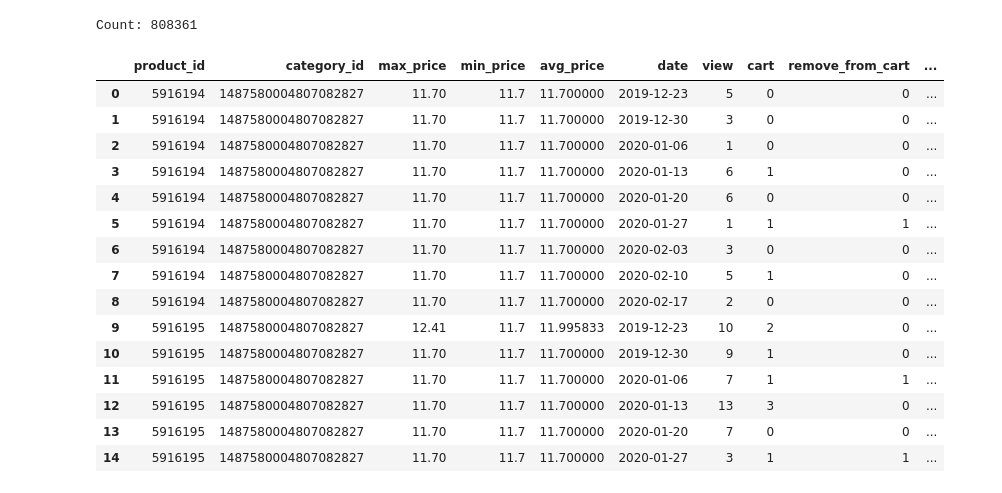
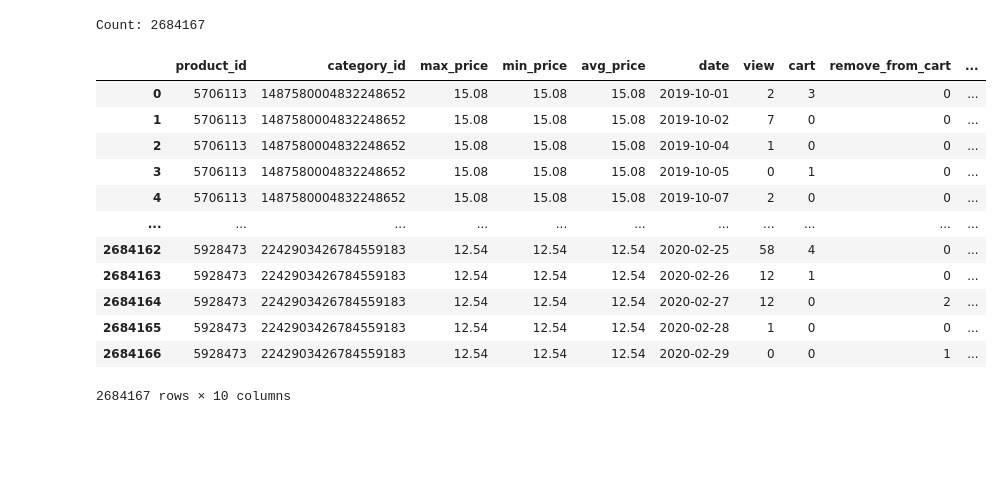
Before and after one commit to catan271/datn, a Jupyter notebook: data_collecting/02b_groupby_date.ipynb, the cells around one changed output. Saved outputs shown, nothing was run; the diff lists cells and outputs as text; code cells hidden in the pictures; blank space fills up the shorter version.

```diff
--- a/data_collecting/02b_groupby_date.ipynb
+++ b/data_collecting/02b_groupby_date.ipynb
@@ -38,52 +38,50 @@ with engine.connect() as conn:
                 COUNT(*) FILTER(WHERE event_type = 'purchase') as purchase
             FROM
                 events e
+                INNER JOIN products p ON p.product_id = e.product_id AND p.category_id = e.category_id AND p.events_count >= 107
             GROUP BY
                 e.product_id, e.category_id, e.event_time::DATE
             ORDER BY
                 e.category_id ASC,
                 e.product_id ASC,
                 date ASC
 
         ''',
         con=conn
     )
 
     conn.execute(sa.text('TRUNCATE TABLE data_by_date'))
 
     df.to_sql(
         name='data_by_date',
         con=conn,
         if_exists='append',
         index=False,
         chunksize=1000,
         dtype={
             'date': sa.types.DATE
         }
     )
 
     conn.commit()
 
 print('Count:', df.shape[0])
-df.head(15)
+df
 # %% [output]
-Count: 808361
+Count: 2684167
 |  | product_id | category_id | max_price | min_price | avg_price | date | view | cart | remove_from_cart | ... |
-| 0 | 5916194 | 1487580004807082827 | 11.70 | 11.7 | 11.700000 | 2019-12-23 | 5 | 0 | 0 | ... |
-| 1 | 5916194 | 1487580004807082827 | 11.70 | 11.7 | 11.700000 | 2019-12-30 | 3 | 0 | 0 | ... |
-| 2 | 5916194 | 1487580004807082827 | 11.70 | 11.7 | 11.700000 | 2020-01-06 | 1 | 0 | 0 | ... |
-| 3 | 5916194 | 1487580004807082827 | 11.70 | 11.7 | 11.700000 | 2020-01-13 | 6 | 1 | 0 | ... |
-| 4 | 5916194 | 1487580004807082827 | 11.70 | 11.7 | 11.700000 | 2020-01-20 | 6 | 0 | 0 | ... |
-| 5 | 5916194 | 1487580004807082827 | 11.70 | 11.7 | 11.700000 | 2020-01-27 | 1 | 1 | 1 | ... |
-| 6 | 5916194 | 1487580004807082827 | 11.70 | 11.7 | 11.700000 | 2020-02-03 | 3 | 0 | 0 | ... |
-| 7 | 5916194 | 1487580004807082827 | 11.70 | 11.7 | 11.700000 | 2020-02-10 | 5 | 1 | 0 | ... |
-| 8 | 5916194 | 1487580004807082827 | 11.70 | 11.7 | 11.700000 | 2020-02-17 | 2 | 0 | 0 | ... |
-| 9 | 5916195 | 1487580004807082827 | 12.41 | 11.7 | 11.995833 | 2019-12-23 | 10 | 2 | 0 | ... |
-| 10 | 5916195 | 1487580004807082827 | 11.70 | 11.7 | 11.700000 | 2019-12-30 | 9 | 1 | 0 | ... |
-| 11 | 5916195 | 1487580004807082827 | 11.70 | 11.7 | 11.700000 | 2020-01-06 | 7 | 1 | 1 | ... |
-| 12 | 5916195 | 1487580004807082827 | 11.70 | 11.7 | 11.700000 | 2020-01-13 | 13 | 3 | 0 | ... |
-| 13 | 5916195 | 1487580004807082827 | 11.70 | 11.7 | 11.700000 | 2020-01-20 | 7 | 0 | 0 | ... |
-| 14 | 5916195 | 1487580004807082827 | 11.70 | 11.7 | 11.700000 | 2020-01-27 | 3 | 1 | 1 | ... |
+| 0 | 5706113 | 1487580004832248652 | 15.08 | 15.08 | 15.08 | 2019-10-01 | 2 | 3 | 0 | ... |
+| 1 | 5706113 | 1487580004832248652 | 15.08 | 15.08 | 15.08 | 2019-10-02 | 7 | 0 | 0 | ... |
+| 2 | 5706113 | 1487580004832248652 | 15.08 | 15.08 | 15.08 | 2019-10-04 | 1 | 0 | 0 | ... |
+| 3 | 5706113 | 1487580004832248652 | 15.08 | 15.08 | 15.08 | 2019-10-05 | 0 | 1 | 0 | ... |
+| 4 | 5706113 | 1487580004832248652 | 15.08 | 15.08 | 15.08 | 2019-10-07 | 2 | 0 | 0 | ... |
+| ... | ... | ... | ... | ... | ... | ... | ... | ... | ... | ... |
+| 2684162 | 5928473 | 2242903426784559183 | 12.54 | 12.54 | 12.54 | 2020-02-25 | 58 | 4 | 0 | ... |
+| 2684163 | 5928473 | 2242903426784559183 | 12.54 | 12.54 | 12.54 | 2020-02-26 | 12 | 1 | 0 | ... |
+| 2684164 | 5928473 | 2242903426784559183 | 12.54 | 12.54 | 12.54 | 2020-02-27 | 12 | 0 | 2 | ... |
+| 2684165 | 5928473 | 2242903426784559183 | 12.54 | 12.54 | 12.54 | 2020-02-28 | 1 | 0 | 0 | ... |
+| 2684166 | 5928473 | 2242903426784559183 | 12.54 | 12.54 | 12.54 | 2020-02-29 | 0 | 0 | 1 | ... |
+2684167 rows × 10 columns
 # %%
 # ranking by sales of the previous month
 from collections import defaultdict
```
Also changed, not shown: parts of 1 cell of this notebook, 3 other files.
